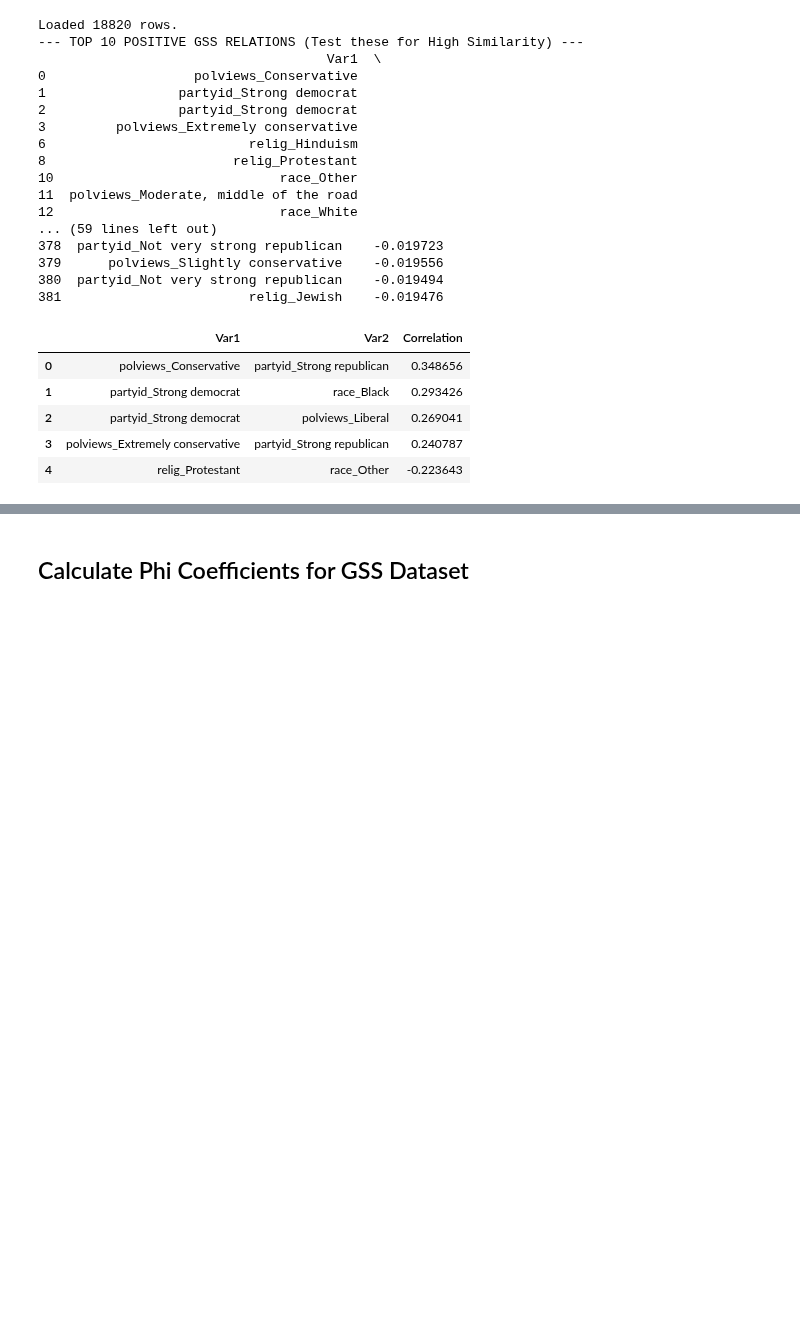
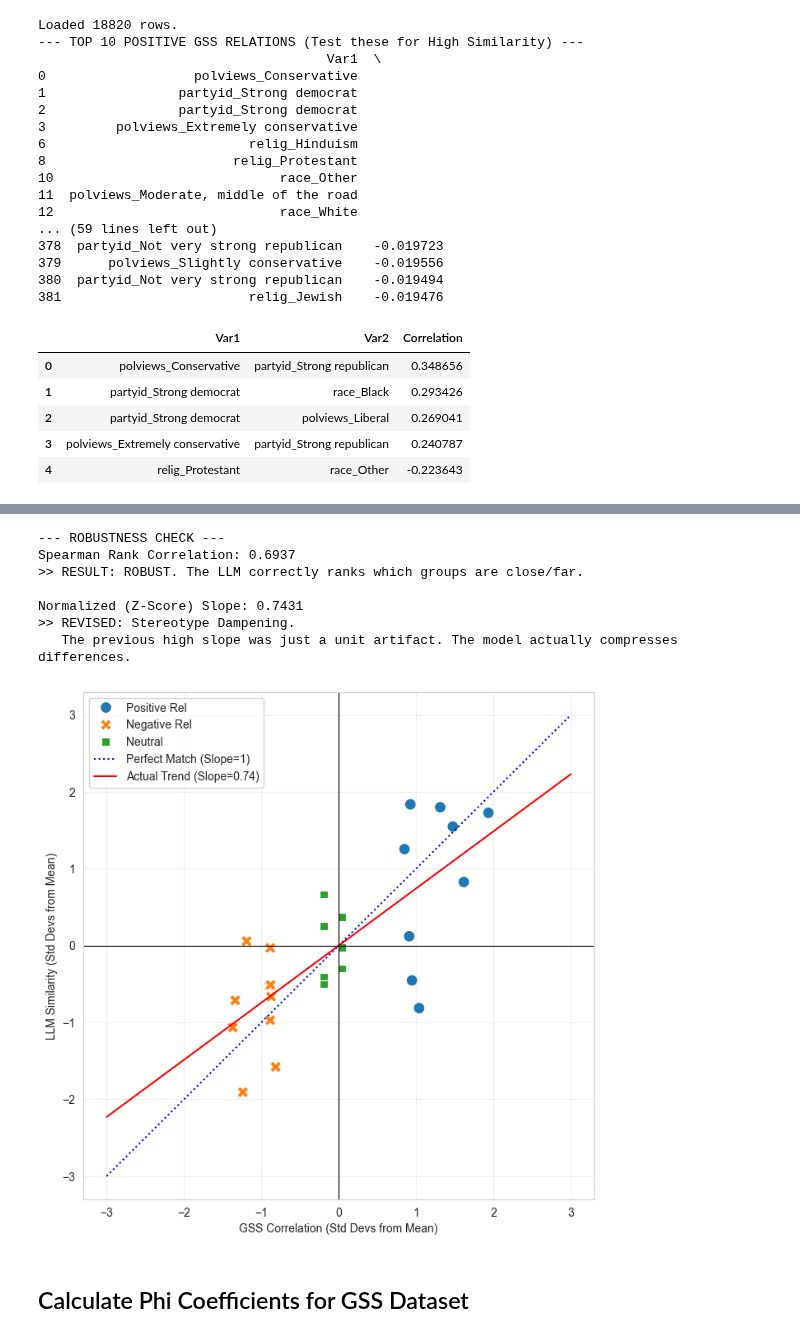
Before and after one commit to yilmajung/belief_and_llms_v0, a Jupyter notebook: 0_curate_GSS.ipynb, the cells around one changed output, grey strips where cells are left out. Saved outputs shown, nothing was run; the diff lists cells and outputs as text; code cells hidden in the pictures; blank space fills up the shorter version.

```diff
--- a/0_curate_GSS.ipynb
+++ b/0_curate_GSS.ipynb
@@ -411,3 +582,71 @@ all_pairs.head()
+# %%
+import scipy.stats as stats
+import matplotlib.pyplot as plt
+import seaborn as sns
+import numpy as np
+
+# Assuming 'df_final' exists from the previous step
+# Columns: 'GSS_Correlation', 'LLM_Similarity', 'Type'
+
+print("--- ROBUSTNESS CHECK ---")
+
+# 1. SPEARMAN RANK CORRELATION (Non-Parametric)
+# This ignores the specific "units" and checks the ordering.
+rho, p_val = stats.spearmanr(df_final['GSS_Correlation'], df_final['LLM_Similarity'])
+print(f"Spearman Rank Correlation: {rho:.4f}")
+
+if rho > 0.6:
+    print(">> RESULT: ROBUST. The LLM correctly ranks which groups are close/far.")
+else:
+    print(">> RESULT: WEAK. The ordering is scrambled, even if the line looks okay.")
+
+# 2. Z-SCORE NORMALIZATION (Standardizing the Scales)
+# We subtract the mean and divide by std dev for both axes.
+df_final['GSS_Z'] = stats.zscore(df_final['GSS_Correlation'])
+df_final['LLM_Z'] = stats.zscore(df_final['LLM_Similarity'])
+
+# 3. CALCULATE NORMALIZED SLOPE
+slope_z, intercept_z, r_val_z, _, _ = stats.linregress(df_final['GSS_Z'], df_final['LLM_Z'])
+
+print(f"\nNormalized (Z-Score) Slope: {slope_z:.4f}")
+
+# Interpretation logic
+if slope_z > 1.1:
+    print(">> CONFIRMED: Stereotype Amplification.")
+    print("   Even after correcting for scale, the LLM makes distinct groups MORE distinct than reality.")
+elif slope_z < 0.9:
+    print(">> REVISED: Stereotype Dampening.")
+    print("   The previous high slope was just a unit artifact. The model actually compresses differences.")
+else:
+    print(">> REVISED: Perfect Alignment.")
+    print("   The model reflects the relative intensity of real-world links accurately.")
+
+# 4. PLOT THE NORMALIZED VERSION
+plt.figure(figsize=(8, 8))
+sns.scatterplot(
+    data=df_final, x='GSS_Z', y='LLM_Z',
+    hue='Type', style='Type', s=100
+)
+plt.plot([-3, 3], [-3, 3], 'b:', label="Perfect Match (Slope=1)")
+x_range = np.array([-3, 3])
+plt.plot(x_range, intercept_z + slope_z * x_range, 'r-', label=f"Actual Trend (Slope={slope_z:.2f})")
+plt.axhline(0, color='black', linewidth=0.8)
+plt.axvline(0, color='black', linewidth=0.8)
+
+plt.xlabel("GSS Correlation (Std Devs from Mean)")
+plt.ylabel("LLM Similarity (Std Devs from Mean)")
+plt.legend()
+plt.grid(True, alpha=0.3)
+plt.show()
+# %% [output]
+--- ROBUSTNESS CHECK ---
+Spearman Rank Correlation: 0.6937
+>> RESULT: ROBUST. The LLM correctly ranks which groups are close/far.
+
+Normalized (Z-Score) Slope: 0.7431
+>> REVISED: Stereotype Dampening.
+   The previous high slope was just a unit artifact. The model actually compresses differences.
+[figure, added]
 # %% [markdown]
 ## Calculate Phi Coefficients for GSS Dataset
 # %%
```
Also changed, not shown: parts of 7 cells of this notebook, 2 other files.
